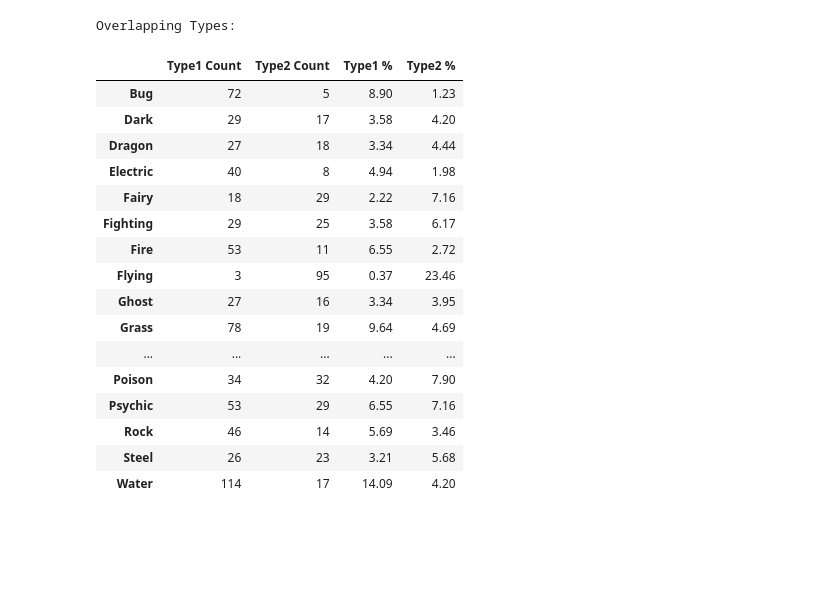
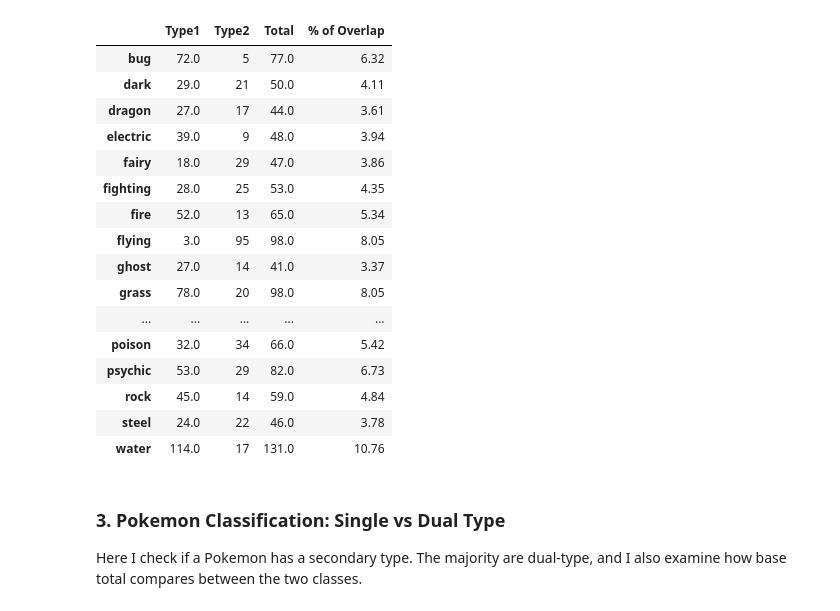
Before and after one commit to abbas-poonawala/ds-internship, a Jupyter notebook: full-ds-ml/project5/project5.ipynb, the cells around one changed output. Cells and saved outputs as stored; diff of their text form; code cells hidden in the pictures; blank space fills up the shorter version.

```diff
--- a/full-ds-ml/project5/project5.ipynb
+++ b/full-ds-ml/project5/project5.ipynb
@@ -40,7 +65,4 @@ df = pd.read_csv(path)
 # shape and types
 print(f"Shape of the dataset: {df.shape}")
 print(f"\nData types:\n{df.dtypes}")
-
-df["Colour"] = df["Type1"].map(typecolours)
-df.loc[df["Type2"].notna(), "Colour"] = "#dca1e6"
 # %% [output]
@@ -103,9 +156,7 @@ Duplicate values:  0
 # %%
 # distribution of pokemon types
-type1 = df["Type1"].value_counts()
-type2 = df["Type2"].value_counts()
+type1 = df["type1"].value_counts()
 type1pct = (type1 / type1.sum() * 100).round(2)
-type2pct = (type2 / type2.sum() * 100).round(2)
 
 print("Distribution of Pokemon by Type1:")
 pd.DataFrame({"Count": type1, "Percentage": type1pct})
@@ -157,4 +210,7 @@ plt.show()
 # %%
+type2 = df["type2"].fillna("none").value_counts() # to properly show the null values present
+type2pct = (type2 / type2.sum() * 100).round(2)
+
 print("Distribution of Pokemon by Type2:")
 pd.DataFrame({"Count": type2, "Percentage": type2pct})
 # %% [output]
@@ -205,26 +263,28 @@ plt.show()
 # %%
 # overlapping types
-overlap = pd.DataFrame({"Type1 Count": type1, "Type2 Count": type2})
-overlap["Type1 %"] = (overlap["Type1 Count"] / type1.sum() * 100).round(2)
-overlap["Type2 %"] = (overlap["Type2 Count"] / type2.sum() * 100).round(2)
-print("Overlapping Types:")
+overlap = pd.DataFrame({"Type1": type1, "Type2": type2}).dropna()
+overlap["Total"] = overlap["Type1"] + overlap["Type2"]
+overlap["% of Overlap"] = ((overlap["Total"] / overlap["Total"].sum()) * 100).round(2)
 overlap
 # %% [output]
-Overlapping Types:
-|  | Type1 Count | Type2 Count | Type1 % | Type2 % |
-| Bug | 72 | 5 | 8.90 | 1.23 |
-| Dark | 29 | 17 | 3.58 | 4.20 |
-| Dragon | 27 | 18 | 3.34 | 4.44 |
-| Electric | 40 | 8 | 4.94 | 1.98 |
-| Fairy | 18 | 29 | 2.22 | 7.16 |
-| Fighting | 29 | 25 | 3.58 | 6.17 |
-| Fire | 53 | 11 | 6.55 | 2.72 |
-| Flying | 3 | 95 | 0.37 | 23.46 |
-| Ghost | 27 | 16 | 3.34 | 3.95 |
-| Grass | 78 | 19 | 9.64 | 4.69 |
+|  | Type1 | Type2 | Total | % of Overlap |
+| bug | 72.0 | 5 | 77.0 | 6.32 |
+| dark | 29.0 | 21 | 50.0 | 4.11 |
+| dragon | 27.0 | 17 | 44.0 | 3.61 |
+| electric | 39.0 | 9 | 48.0 | 3.94 |
+| fairy | 18.0 | 29 | 47.0 | 3.86 |
+| fighting | 28.0 | 25 | 53.0 | 4.35 |
+| fire | 52.0 | 13 | 65.0 | 5.34 |
+| flying | 3.0 | 95 | 98.0 | 8.05 |
+| ghost | 27.0 | 14 | 41.0 | 3.37 |
+| grass | 78.0 | 20 | 98.0 | 8.05 |
 | ... | ... | ... | ... | ... |
-| Poison | 34 | 32 | 4.20 | 7.90 |
-| Psychic | 53 | 29 | 6.55 | 7.16 |
-| Rock | 46 | 14 | 5.69 | 3.46 |
-| Steel | 26 | 23 | 3.21 | 5.68 |
-| Water | 114 | 17 | 14.09 | 4.20 |
+| poison | 32.0 | 34 | 66.0 | 5.42 |
+| psychic | 53.0 | 29 | 82.0 | 6.73 |
+| rock | 45.0 | 14 | 59.0 | 4.84 |
+| steel | 24.0 | 22 | 46.0 | 3.78 |
+| water | 114.0 | 17 | 131.0 | 10.76 |
+# %% [markdown]
+### 3. Pokemon Classification: Single vs Dual Type
+
+Here I check if a Pokemon has a secondary type. The majority are dual‑type, and I also examine how base total compares between the two classes.
```
Also changed, not shown: parts of 43 cells of this notebook, 5 other files.
